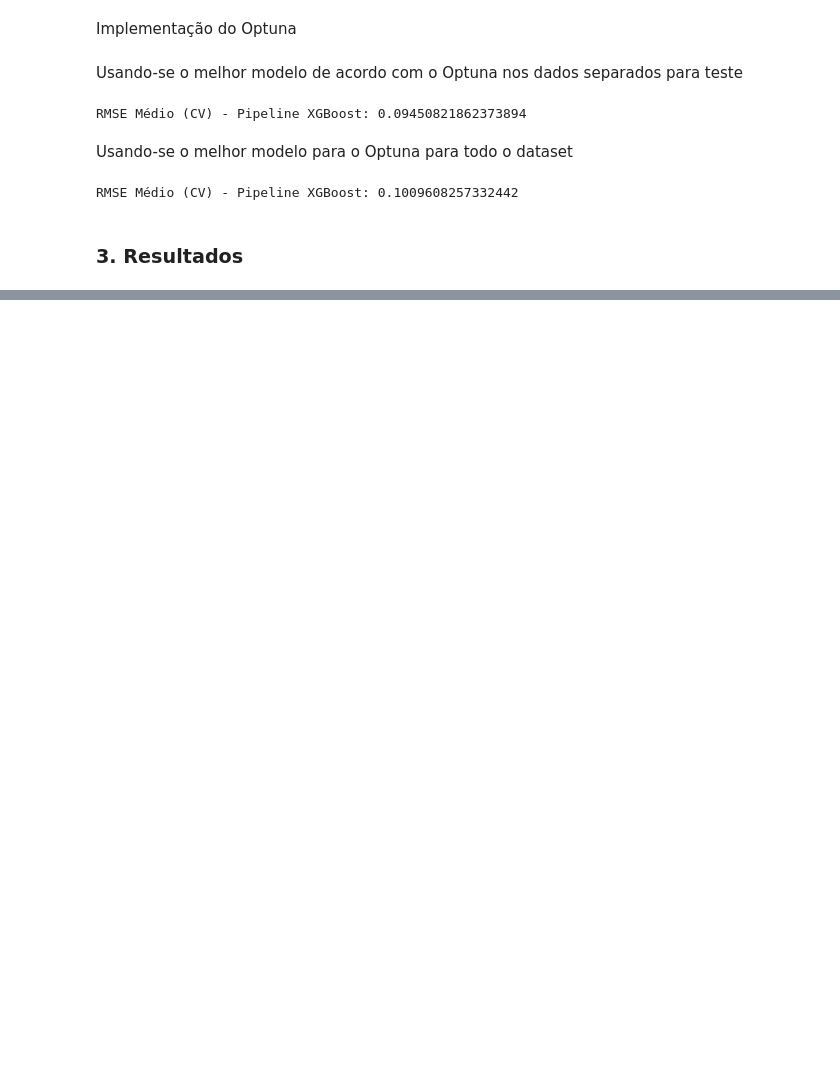
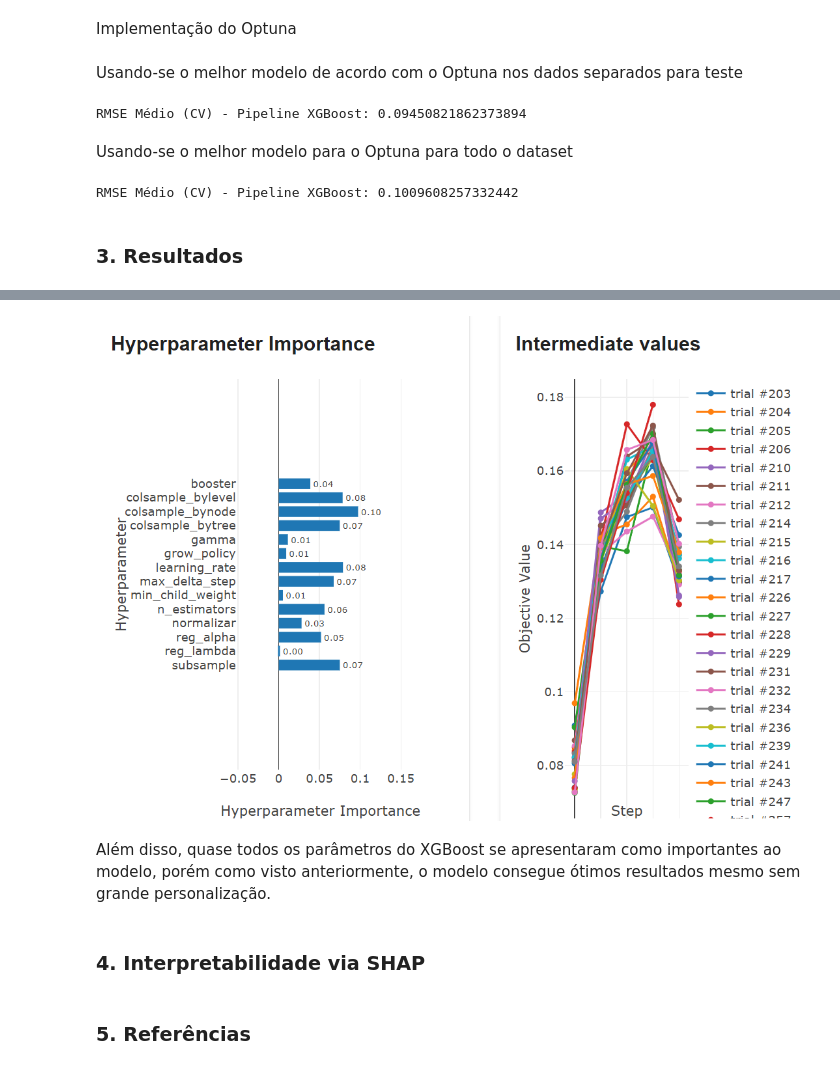
Before and after one commit to Velky2/R2D2, a Jupyter notebook: machine_learning_models/xgboost.ipynb, the cells around one changed output, grey strips where cells are left out. Saved outputs shown, nothing was run; the diff lists cells and outputs as text; code cells hidden in the pictures; blank space fills up the shorter version.

```diff
--- a/machine_learning_models/xgboost.ipynb
+++ b/machine_learning_models/xgboost.ipynb
@@ -260,0 +270,10 @@ RMSE Médio (CV) - Pipeline XGBoost: 0.1009608257332442
+# %%
+Image(filename='../images/xgb_parameters.png', height=200, width=700)
+# %% [output]
+[figure, added]
+# %% [markdown]
+Além disso, quase todos os parâmetros do XGBoost se apresentaram como importantes ao modelo, porém como visto anteriormente, o modelo consegue ótimos resultados mesmo sem grande personalização.
+# %% [markdown]
+### 4. Interpretabilidade via SHAP
+# %% [markdown]
+### 5. Referências
```
Also changed, not shown: parts of 3 cells of this notebook, 2 other files.
